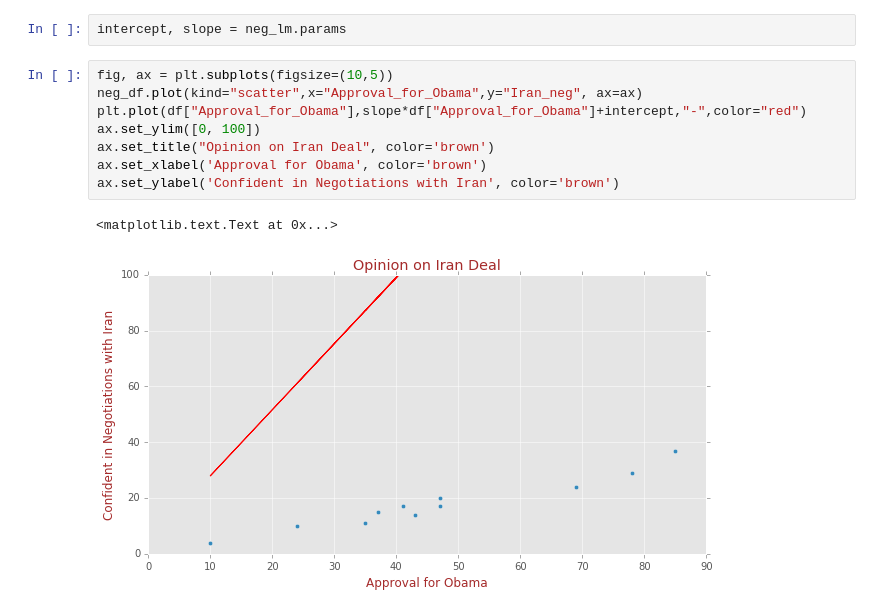
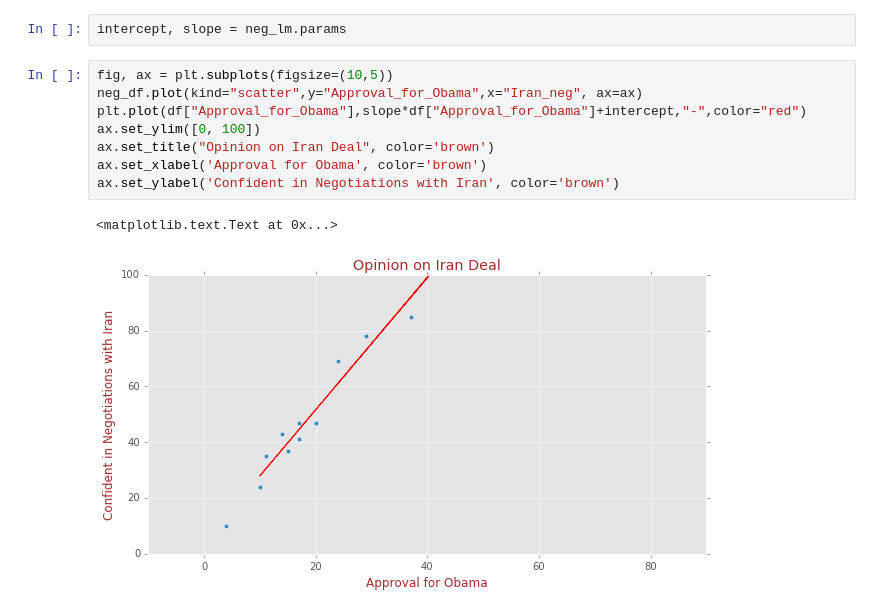
Before and after one commit to ledeprogram/algorithms, a Jupyter notebook: class5/homework/pc_radhika_5_4.ipynb, the cells around one changed output. Drawn from its saved outputs; the diff is of its cells as text.

Commit message:
fixed the issue with the axes so that the correlation graphs appears correctly

```diff
--- a/class5/homework/pc_radhika_5_4.ipynb
+++ b/class5/homework/pc_radhika_5_4.ipynb
@@ -92,15 +92,15 @@ dtype: float64
 intercept, slope = neg_lm.params
 # %%
 fig, ax = plt.subplots(figsize=(10,5))
-neg_df.plot(kind="scatter",x="Approval_for_Obama",y="Iran_neg", ax=ax)
+neg_df.plot(kind="scatter",y="Approval_for_Obama",x="Iran_neg", ax=ax)
 plt.plot(df["Approval_for_Obama"],slope*df["Approval_for_Obama"]+intercept,"-",color="red")
 ax.set_ylim([0, 100])
 ax.set_title("Opinion on Iran Deal", color='brown')
 ax.set_xlabel('Approval for Obama', color='brown')
 ax.set_ylabel('Confident in Negotiations with Iran', color='brown')
 # %% [output]
 <matplotlib.text.Text at 0x...>
-[figure, old version]
+[figure, new version]
 # %%
 neg_lm.summary()
 # %% [output]
```
Also changed, not shown: parts of 3 cells of this notebook.
